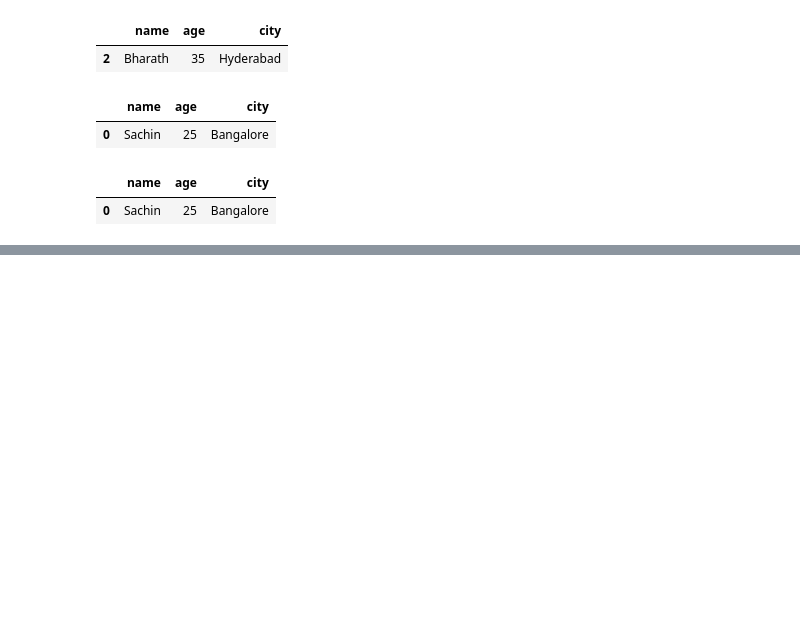
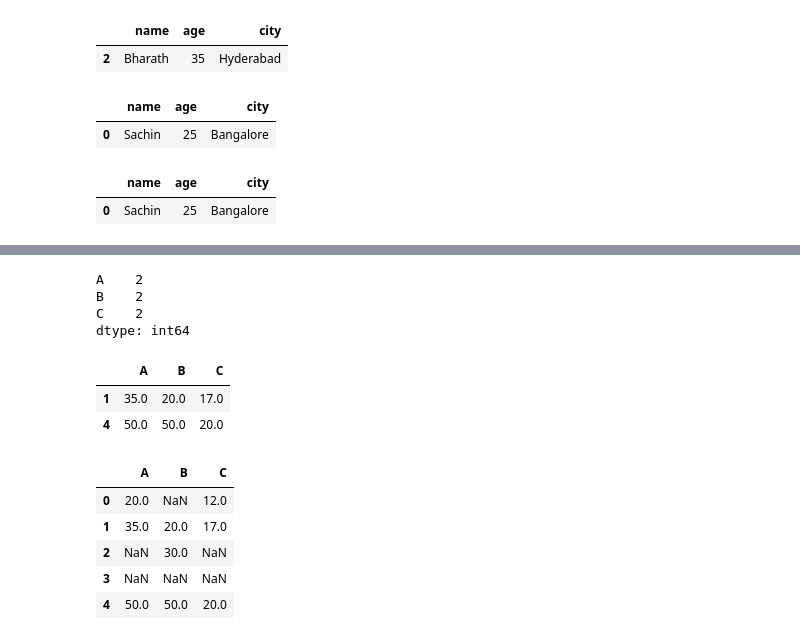
Before and after one commit to sachin5031/Python_Data_Analytics, a Jupyter notebook: Pandas_1.ipynb, the cells around one changed output, grey strips where cells are left out. Cells and saved outputs as stored; diff of their text form; code cells hidden in the pictures; blank space fills up the shorter version.

```diff
--- a/Pandas_1.ipynb
+++ b/Pandas_1.ipynb
@@ -135,0 +221,22 @@ frame[(frame['name'] == 'Sachin') & (frame['age'] > 10)]  # Logical AND operatio
+# %%
+df.isnull().sum()  # Counts the number of missing values in each column
+# %% [output]
+A    2
+B    2
+C    2
+dtype: int64
+# %%
+df.dropna()  # Drops rows with any missing values
+# %% [output]
+|  | A | B | C |
+| 1 | 35.0 | 20.0 | 17.0 |
+| 4 | 50.0 | 50.0 | 20.0 |
+# %%
+df
+# %% [output]
+|  | A | B | C |
+| 0 | 20.0 | NaN | 12.0 |
+| 1 | 35.0 | 20.0 | 17.0 |
+| 2 | NaN | 30.0 | NaN |
+| 3 | NaN | NaN | NaN |
+| 4 | 50.0 | 50.0 | 20.0 |
```
Also changed, not shown: parts of 13 cells of this notebook, 1 other file.
